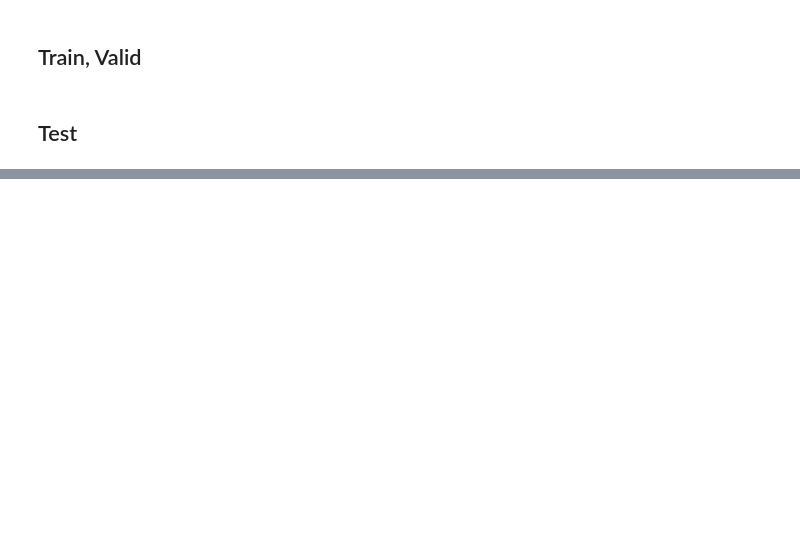
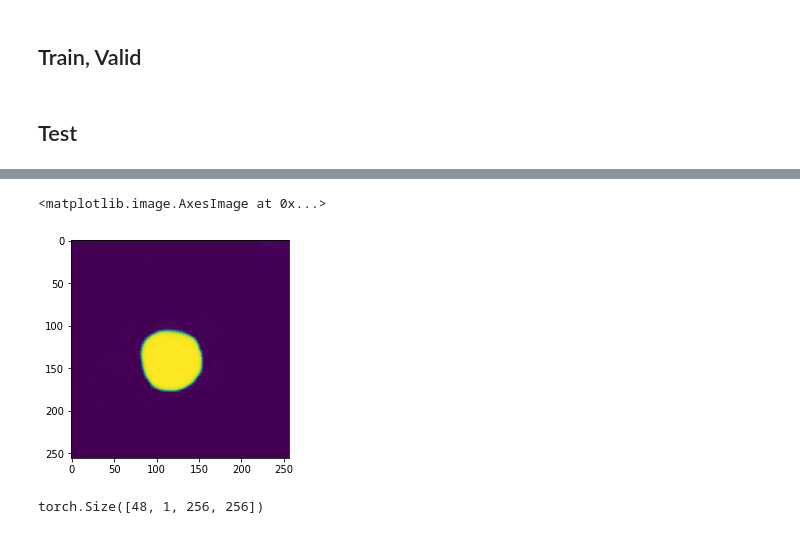
Before and after one commit to arjunsbalaji/oct, a Jupyter notebook: 02a_capsAnalysis.ipynb, the cells around one changed output, grey strips where cells are left out. Saved outputs shown, nothing was run; the diff lists cells and outputs as text; code cells hidden in the pictures; blank space fills up the shorter version.

```diff
--- a/02a_capsAnalysis.ipynb
+++ b/02a_capsAnalysis.ipynb
@@ -142,0 +157,9 @@ CapsAnalysis = Analysis(learn, run_dir)
+# %%
+plt.imshow(preds[2][1])
+# %% [output]
+<matplotlib.image.AxesImage at 0x...>
+[figure, added]
+# %%
+data.one_batch(ds_type=DatasetType.Valid)[1].size()
+# %% [output]
+torch.Size([48, 1, 256, 256])
```
Also changed, not shown: parts of 17 cells of this notebook, 10 other files.
